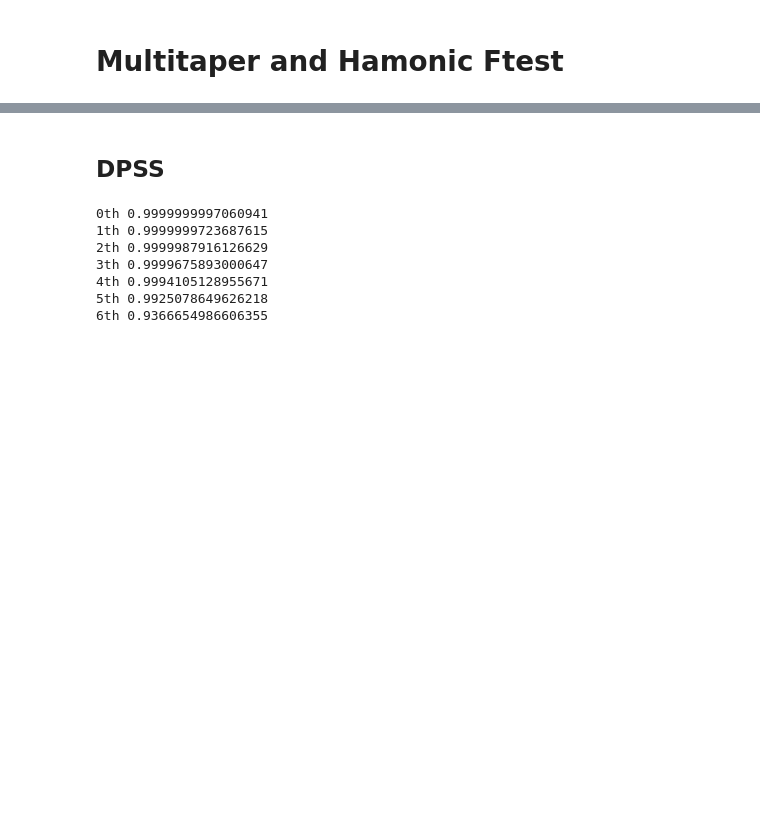
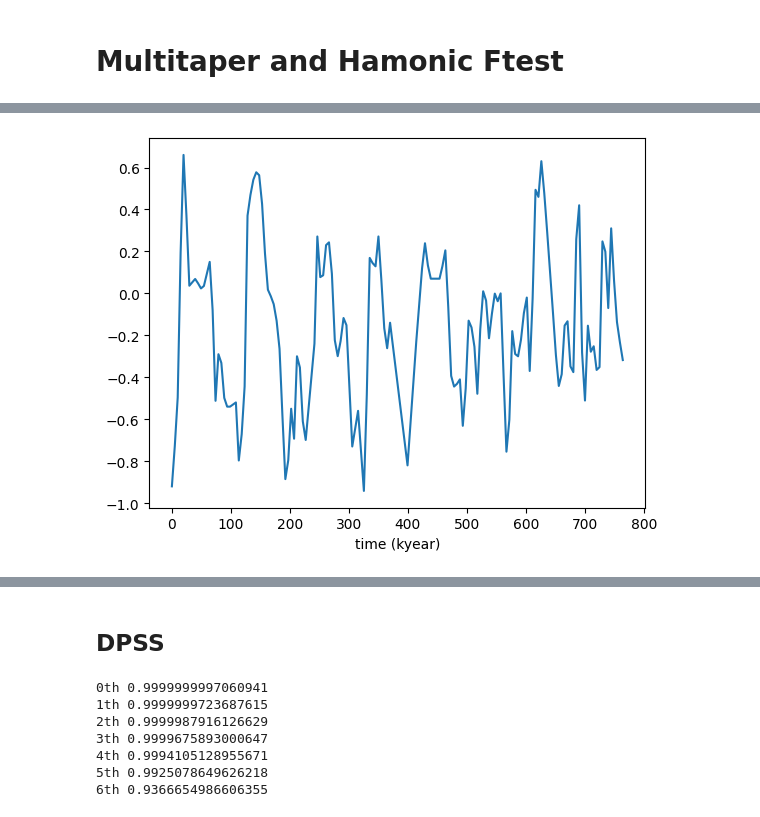
Before and after one commit to Chamusuke/Multitaper_harmonic_Ftest, a Jupyter notebook: example.ipynb, the cells around one changed output, grey strips where cells are left out. Drawn from its saved outputs; the diff is of its cells as text; code cells hidden in the pictures; blank space fills up the shorter version.

```diff
--- a/example.ipynb
+++ b/example.ipynb
@@ -11,0 +81,92 @@ from src.multitaper import MultiTaper_Periodogram #適宜変更
+# %%
+from multitaper import MTSpec, MTCross, MTSine, SineCross
+import multitaper.utils as utils
+
+# Define desired parameters
+#------------------------------------------------
+nw    = 3.5
+kspec = 5
+
+fig = plt.figure(1)
+ax  = fig.add_subplot()
+ax.plot(t/1000,x)
+ax.set_xlabel('time (kyear)')
+
+#------------------------------------------------
+# Get MTSPEC
+#     Get reshape spectrum with F test
+#     Get confidence intervals
+#     Get QI spectrum
+#------------------------------------------------
+
+print('Create MTSPEC class for your data')
+psd = MTSpec(x,nw,kspec,dt,iadapt=2, nfft=2^14)
+print('Type of psd ', type(psd))
+
+#------------------------------------------------
+# Reshape spectrum
+#------------------------------------------------
+F,p = psd.ftest()
+respec, spec_noline, yk, sline = psd.reshape(fcrit=0.90,p=p)
+#------------------------------------------------
+# Confidence intervals
+#------------------------------------------------
+spec_ci = psd.jackspec()
+#------------------------------------------------
+# QI inverse spectrum
+#------------------------------------------------
+qispec  = psd.qiinv()[0]
+
+# Plot only positive frequencies
+freq ,spec               = psd.rspec()
+freq,qispec,spec_ci      = psd.rspec(qispec,spec_ci)
+k_yk = np.mean(np.abs(yk)**2, axis=1)[:,np.newaxis]
+
+freq,respec,spec_noline,sline,k_yk  = psd.rspec(respec,spec_noline,sline,k_yk)
+
+F = F[0:psd.nf]
+
+
+fig = plt.figure(2)
+ax  = fig.add_subplot()
+ax.semilogy(freq*1e6,spec, 'r',alpha=0.8)
+ax.semilogy(MT_psd.f*1e6, MT_psd.mt_psd, 'c',alpha=0.6)
+# ax.semilogy(freq*1e6,spec_ci,'k--')
+# ax.semilogy(freq*1e6,qispec,'r--')
+ax.set_title('Spectrum estimate')
+ax.set_xlim(0, 100)
+ax.set_xlabel(r'Frequency ($c Ma^{-1}$)')
+ax.set_ylabel(r'Power spectral density ($\delta^{18}O/ca^{-1}$)')
+
+fig = plt.figure(3)
+ax  = fig.add_subplot()
+ax.plot(freq*1e6,F, 'r',alpha=0.8)
+ax.plot(MT_psd.f*1e6, MT_psd.F_stat[0, :], 'c',alpha=0.6)
+ax.hlines(MT_psd.F_crit, MT_psd.f[0]*1e6, MT_psd.f[-1]*1e6, linestyles="-.", color='green', label='95% Percentile')
+
+ax.set_xlim(0,100)
+ax.set_title(r'$F$ statistic for periodic components')
+ax.set_xlabel(r'Frequency ($c Ma^{-1}$)')
+ax.set_ylabel(r'F-statistic for periodic lines')
+#plt.ylim(-0.5,14.5)
+
+fig = plt.figure(4)
+ax  = fig.add_subplot()
+ax.semilogy(freq*1e6,respec)
+ax.semilogy(MT_psd.f*1e6, MT_psd.re_psd[1,:])
+ax.semilogy(freq*1e6, k_yk*dt, 'navy',alpha=0.6)
+ax.set_xlim(0,100)
+ax.set_title(r'Reshaped spectrum')
+ax.set_xlabel(r'Frequency ($c Ma^{-1}$)')
+ax.set_ylabel(r'Power spectral density ($\delta^{18}O/ca^{-1}$)')
+#plt.ylim(-0.5,14.5)
+fig = plt.figure(5)
+ax  = fig.add_subplot()
+ax.semilogy(freq*1e6,sline)
+ax.semilogy(MT_psd.f*1e6, MT_psd.re_psd[2,:])
+ax.set_xlim(0,100)
+ax.set_title(r'Reshaped spectrum')
+ax.set_xlabel(r'Frequency ($c Ma^{-1}$)')
+ax.set_ylabel(r'Power spectral density ($\delta^{18}O/ca^{-1}$)')
+plt.show()
+# %% [output]
@@ -11,0 +175 @@ from src.multitaper import MultiTaper_Periodogram #適宜変更
+[figure, added]
```
Also changed, not shown: parts of 4 cells of this notebook, 12 other files.
